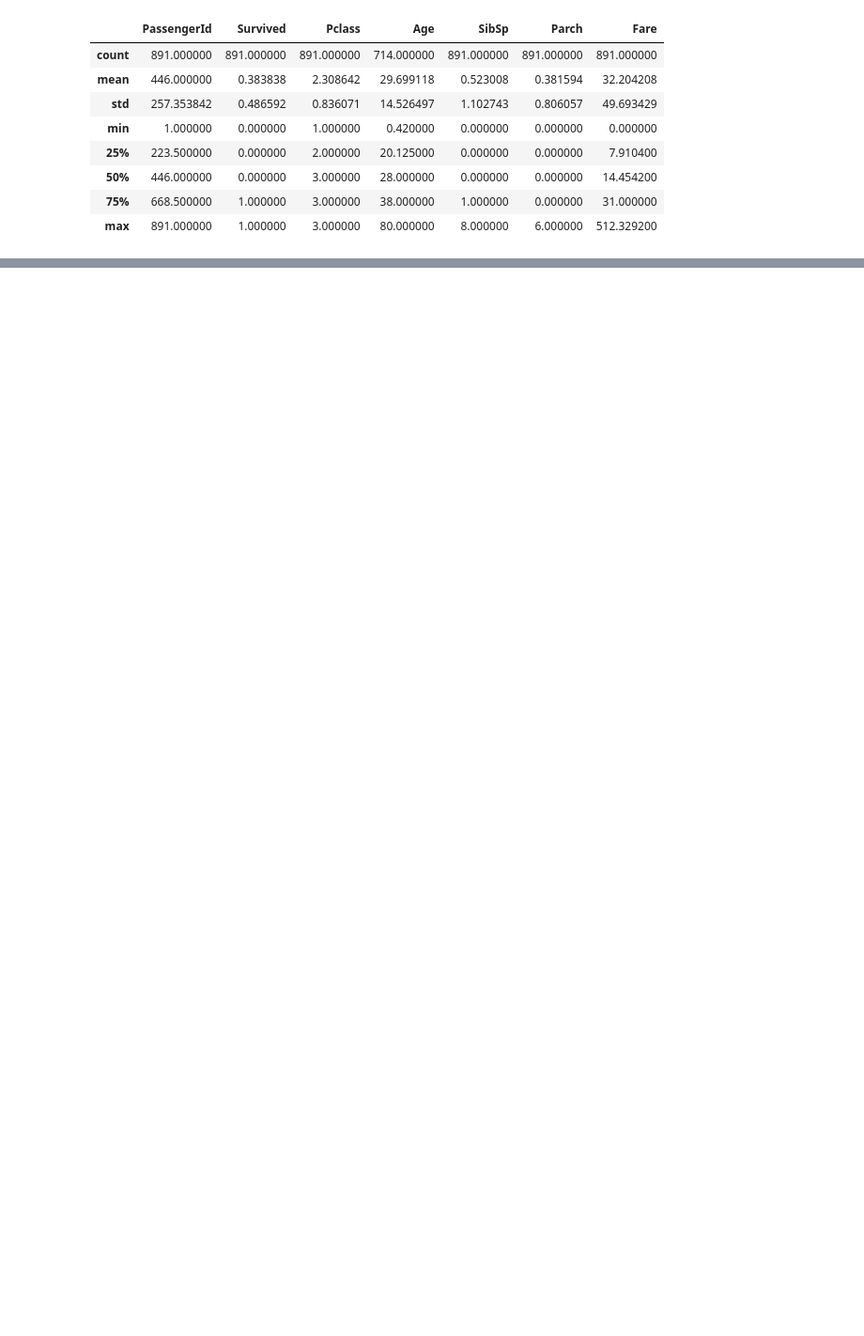
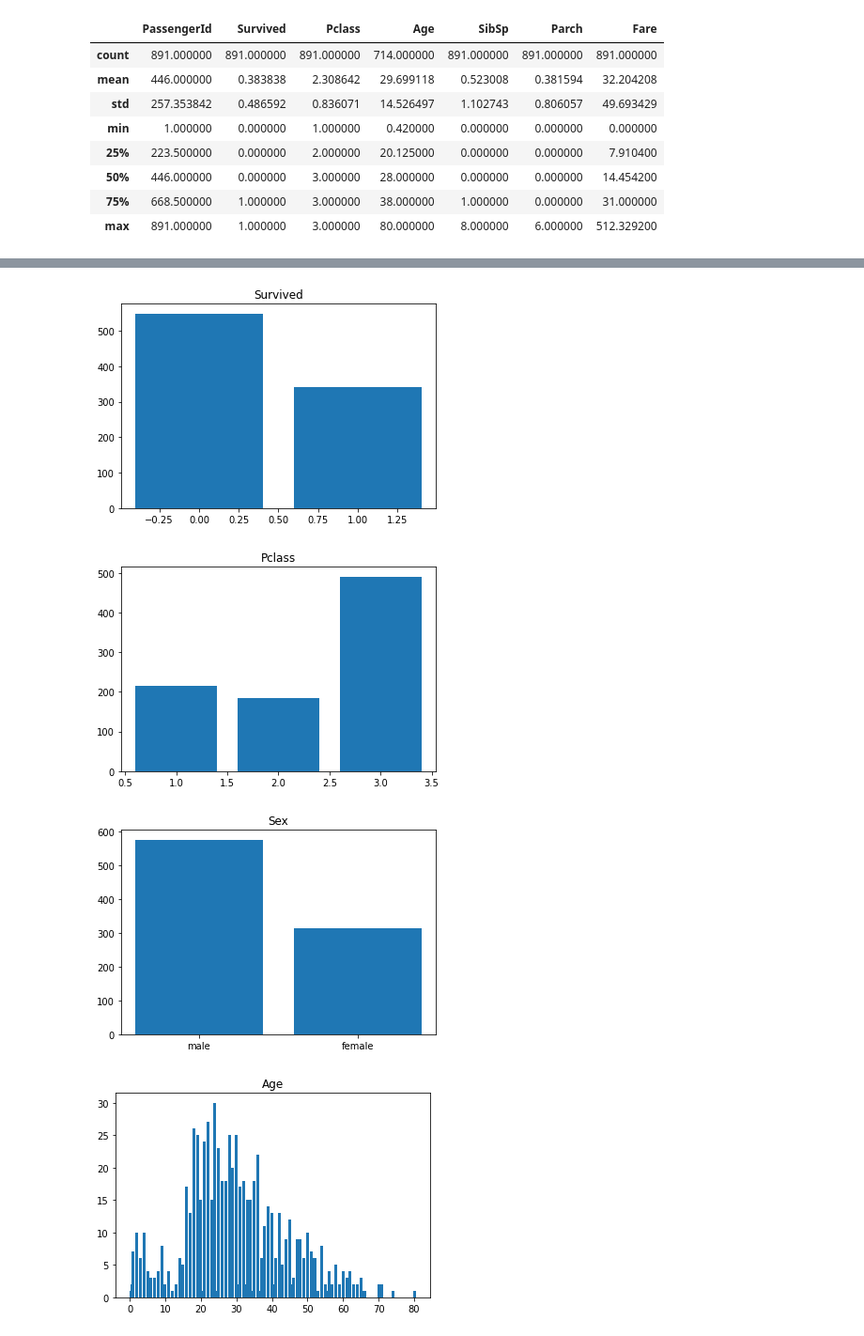
Before and after one commit to noblecoder11/pict-semester-6, a Jupyter notebook: dsbdal/a4.ipynb, the cells around one changed output, grey strips where cells are left out. Shown at 94% size. Drawn from its saved outputs; the diff is of its cells as text; code cells hidden in the pictures; blank space fills up the shorter version.

```diff
--- a/dsbdal/a4.ipynb
+++ b/dsbdal/a4.ipynb
@@ -57,0 +78,12 @@ Name: Survived, dtype: int64
+# %%
+cols = ['Survived', 'Pclass', 'Sex', 'Age', 'SibSp', 'Parch', 'Fare', 'Embarked']
+for col in cols:
+    varcnt = df[col].value_counts()
+    plt.bar(varcnt.index, varcnt)
+    plt.title(f"{col}")
+    plt.show()
+# %% [output]
+[figure, added]
+[figure, added]
+[figure, added]
+[figure, added]
```
Also changed, not shown: parts of 7 cells of this notebook.
